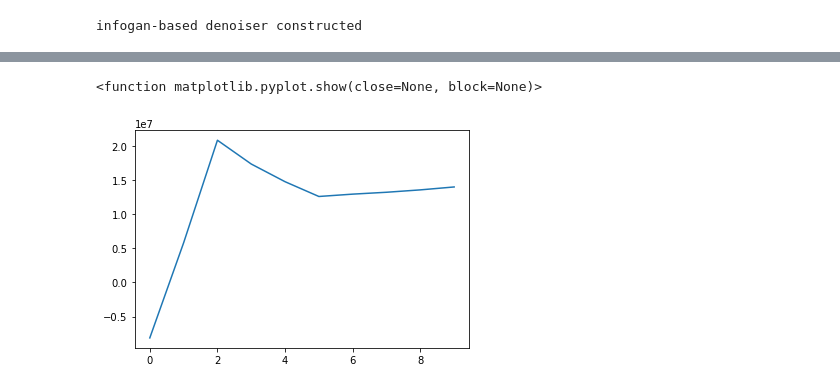
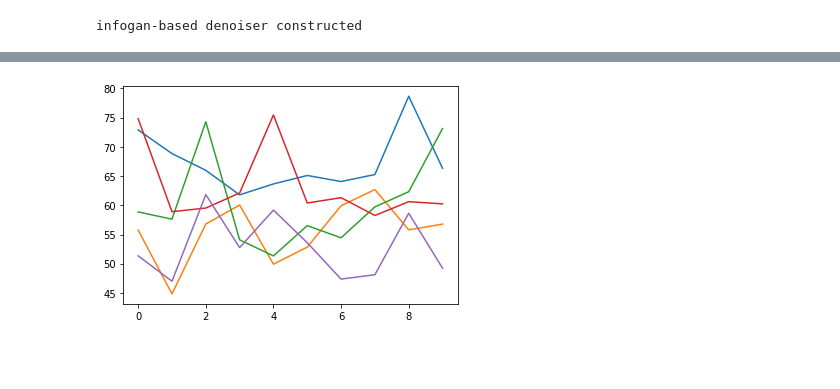
Before and after one commit to DeepakRaya/CS_MRI_infoGAN_ADMM, a Jupyter notebook: Experiment.ipynb, the cells around one changed output, grey strips where cells are left out. Saved outputs shown, nothing was run; the diff lists cells and outputs as text; code cells hidden in the pictures; blank space fills up the shorter version.

```diff
--- a/Experiment.ipynb
+++ b/Experiment.ipynb
@@ -190,3 +202,4 @@ Time Taken:0.57m
 # %%
 n_imgs = range(n_test)
 s = ssim_list
+mse = pix_mse_list
@@ -205,8 +217,5 @@ fig
-# %%
-steps = range(len(loss_rec))
-y = np.real(loss_rec)
-plt.plot(steps,y)
-plt.show
-# %% [output]
-<function matplotlib.pyplot.show(close=None, block=None)>
-[figure, removed]
+# %%
+ax2.plot(n_imgs,mse)
+fig2
+# %% [output]
+[figure, added]
```
Also changed, not shown: parts of 9 cells of this notebook, 6 other files.
